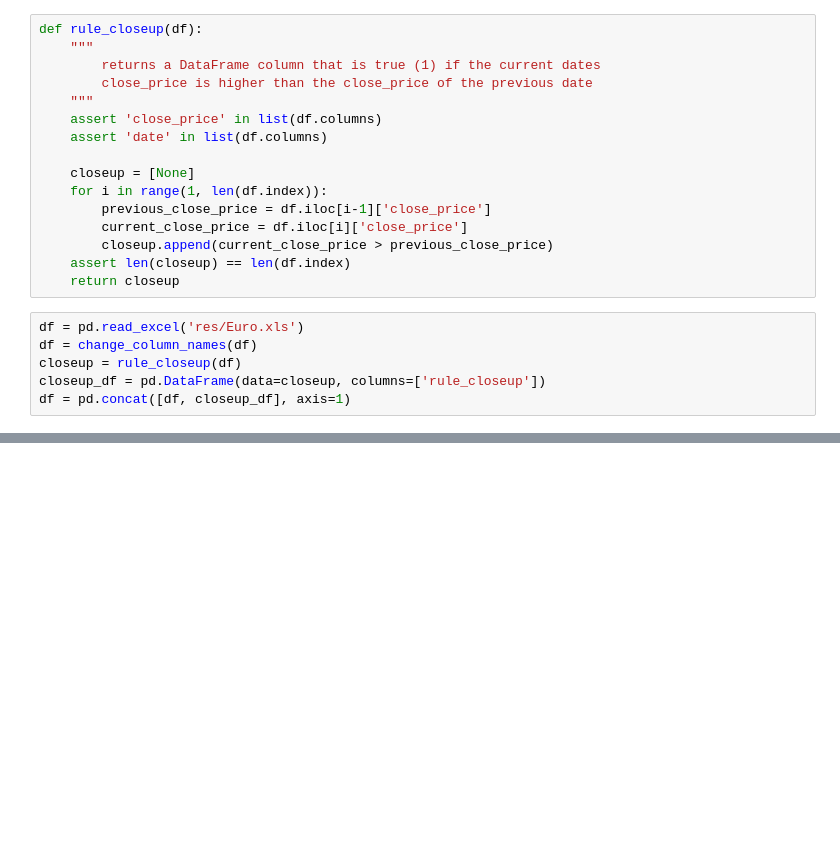
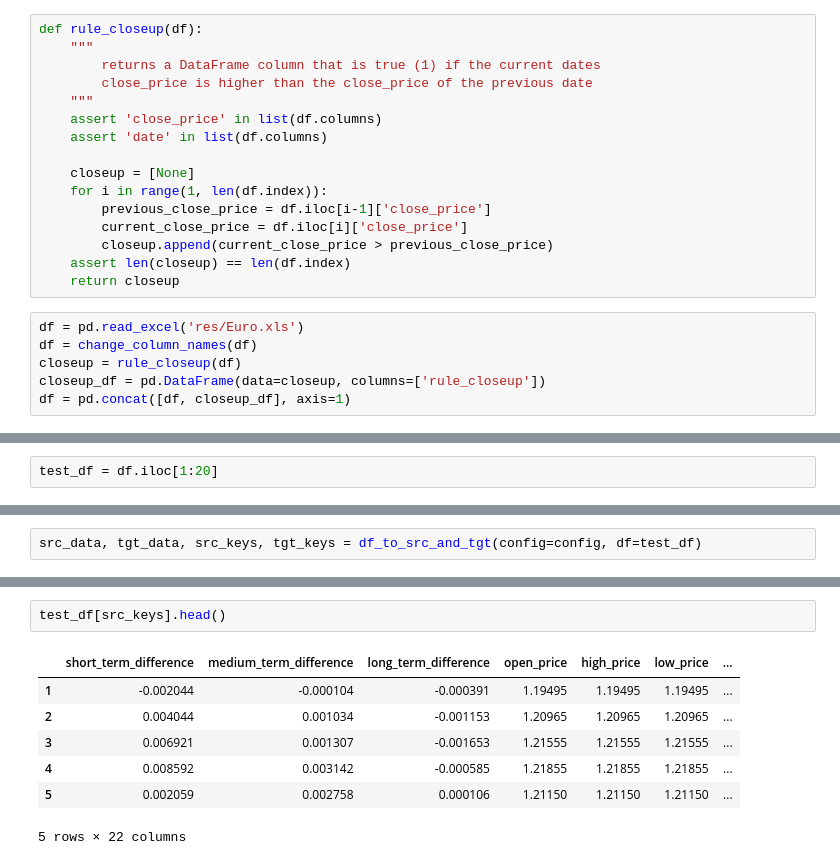
Before and after one commit to olaroos/preprocess_finance, a Jupyter notebook: preprocess_dataframe.ipynb, the cells around one changed output, grey strips where cells are left out. Cells and saved outputs as stored; diff of their text form; blank space fills up the shorter version.

```diff
--- a/preprocess_dataframe.ipynb
+++ b/preprocess_dataframe.ipynb
@@ -58,0 +108,2 @@ df = pd.concat([df, closeup_df], axis=1)
+# %%
+test_df = df.iloc[1:20]
@@ -58,0 +124,2 @@ df = pd.concat([df, closeup_df], axis=1)
+# %%
+src_data, tgt_data, src_keys, tgt_keys = df_to_src_and_tgt(config=config, df=test_df)
@@ -58,0 +168,10 @@ df = pd.concat([df, closeup_df], axis=1)
+# %%
+test_df[src_keys].head()
+# %% [output]
+|  | short_term_difference | medium_term_difference | long_term_difference | open_price | high_price | low_price | ... |
+| 1 | -0.002044 | -0.000104 | -0.000391 | 1.19495 | 1.19495 | 1.19495 | ... |
+| 2 | 0.004044 | 0.001034 | -0.001153 | 1.20965 | 1.20965 | 1.20965 | ... |
+| 3 | 0.006921 | 0.001307 | -0.001653 | 1.21555 | 1.21555 | 1.21555 | ... |
+| 4 | 0.008592 | 0.003142 | -0.000585 | 1.21855 | 1.21855 | 1.21855 | ... |
+| 5 | 0.002059 | 0.002758 | 0.000106 | 1.21150 | 1.21150 | 1.21150 | ... |
+5 rows × 22 columns
```
Also changed, not shown: parts of 12 cells of this notebook, 1 other file.
